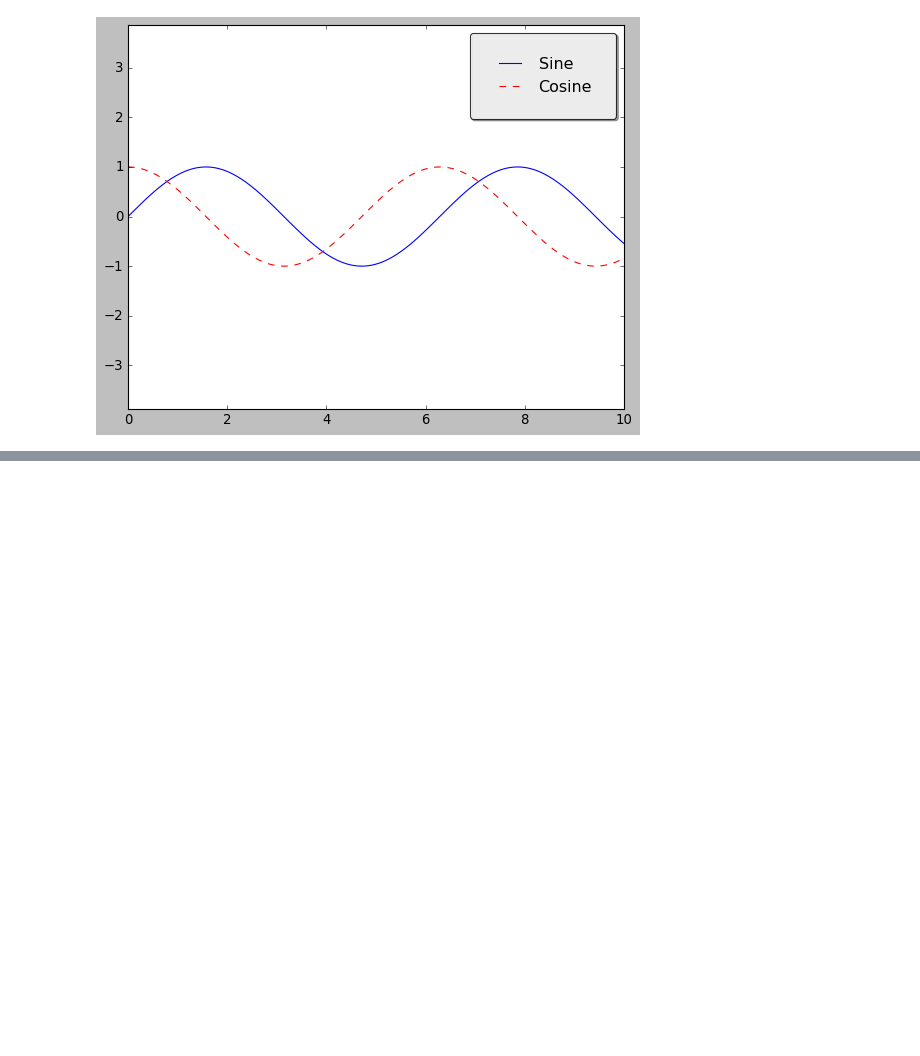
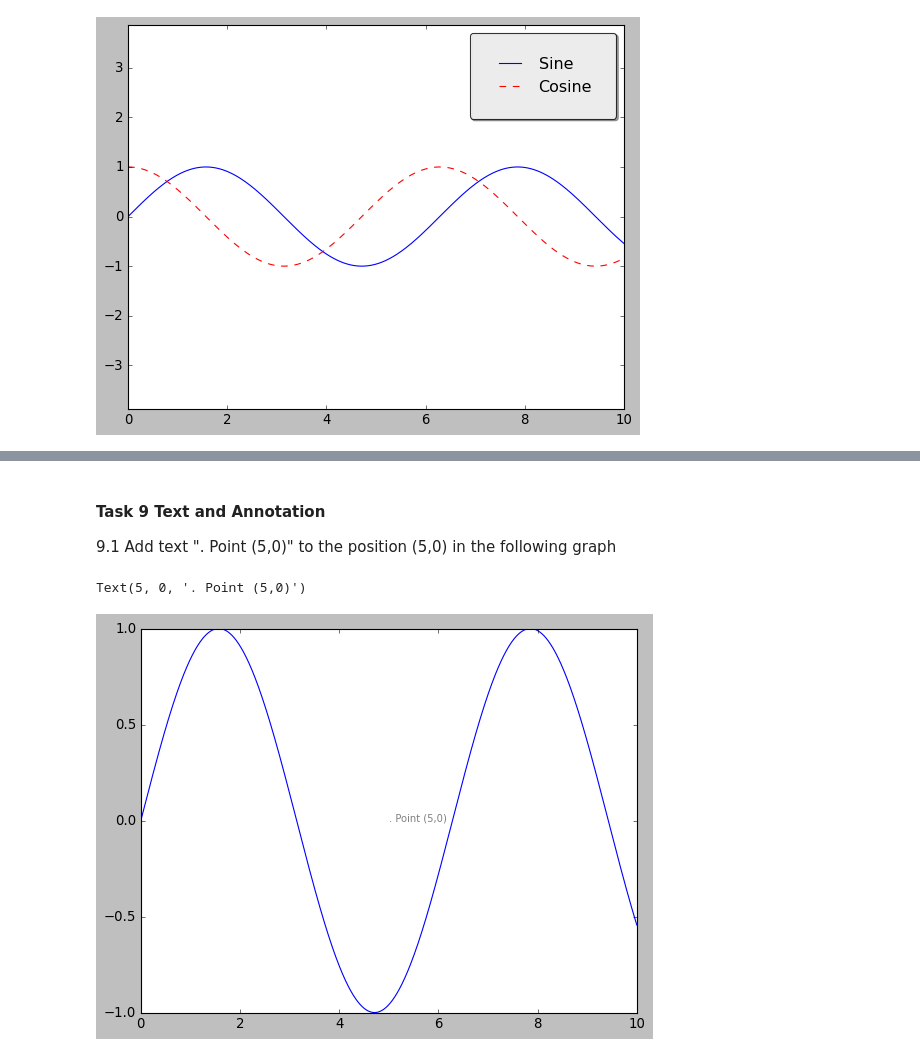
Before and after one commit to LeonvonGrebmer/Data_Science_Training_Books, a Jupyter notebook: Matplotlib_Training_Book_v_006.ipynb, the cells around one changed output, grey strips where cells are left out. Saved outputs shown, nothing was run; the diff lists cells and outputs as text; code cells hidden in the pictures; blank space fills up the shorter version.

```diff
--- a/Matplotlib_Training_Book_v_005.ipynb
+++ b/Matplotlib_Training_Book_v_006.ipynb
@@ -592,0 +629,13 @@ ax.axis("equal")
+# %% [markdown]
+#### Task 9 Text and Annotation
+
+9.1 Add text ". Point (5,0)" to the position (5,0) in the following graph
+# %%
+x = np.linspace(0,10,1000)
+y = np.sin(x)
+
+plt.plot(x, y)
+plt.text(5,0, ". Point (5,0)", size= 9, color= "gray")
+# %% [output]
+Text(5, 0, '. Point (5,0)')
+[figure, added]
```
Also changed, not shown: parts of 11 cells of this notebook.
